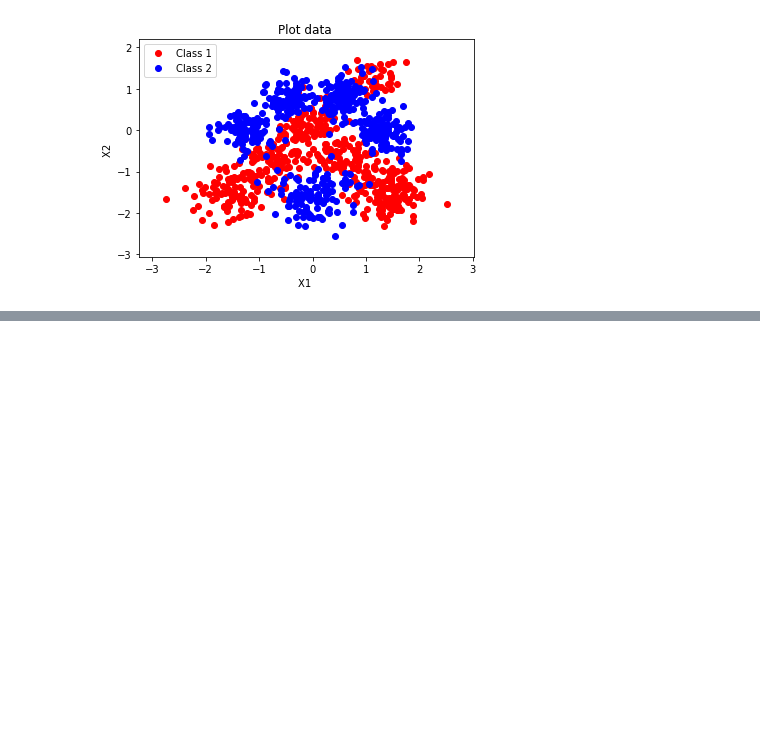
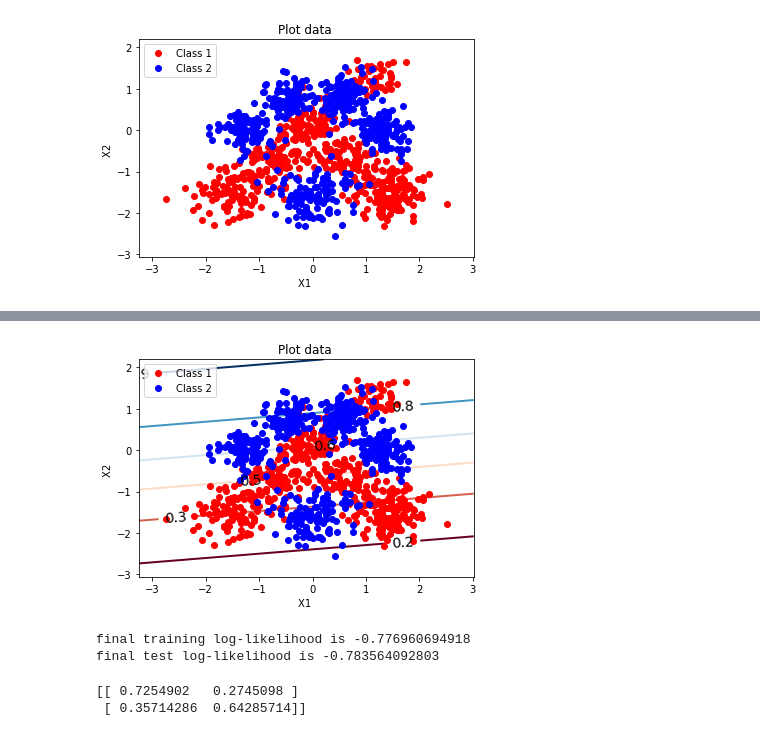
Before and after one commit to wtywty5ty/MLSALT1_CW1, a Jupyter notebook: CW1.ipynb, the cells around one changed output, grey strips where cells are left out. Drawn from its saved outputs; the diff is of its cells as text; code cells hidden in the pictures; blank space fills up the shorter version.

```diff
--- a/CW1.ipynb
+++ b/CW1.ipynb
@@ -70,0 +62,31 @@ array([ 0.50025183,  0.49970043,  0.50033047,  0.49960307,  0.50043376,
+# %%
+def predict(X, weights):
+    Xaug = np.concatenate((np.ones((X.shape[0], 1)), X), axis=1)
+    return sigmoid(weights, Xaug)
+
+plot_predictive_distribution(X, y, predict, weights)
+# %% [output]
+[figure, added]
+# %%
+#Question f
+print('final training log-likelihood is', llTrain[-1])
+print('final test log-likelihood is', llTest[-1])
+# %% [output]
+final training log-likelihood is -0.776960694918
+final test log-likelihood is -0.783564092803
+# %%
+def confMatrix(test, label, weights):
+    prediction = sigmoid(weights, test)
+    prediction[prediction > 0.5] = 1
+    prediction[prediction <= 0.5] = 0
+    conf = np.zeros((2,2))
+    conf[0, 0] = 1 - np.count_nonzero(prediction[y_test== 0]) / prediction[y_test== 0].size
+    conf[0, 1] = np.count_nonzero(prediction[y_test== 0]) / prediction[y_test== 0].size
+    conf[1, 0] = 1 - np.count_nonzero(prediction[y_test== 1]) / prediction[y_test== 1].size
+    conf[1, 1] = np.count_nonzero(prediction[y_test== 1]) / prediction[y_test== 1].size
+    return conf
+
+print(confMatrix(X_test, y_test, weights))
+# %% [output]
+[[ 0.7254902   0.2745098 ]
+ [ 0.35714286  0.64285714]]
```
Also changed, not shown: parts of 7 cells of this notebook, 1 other file.
